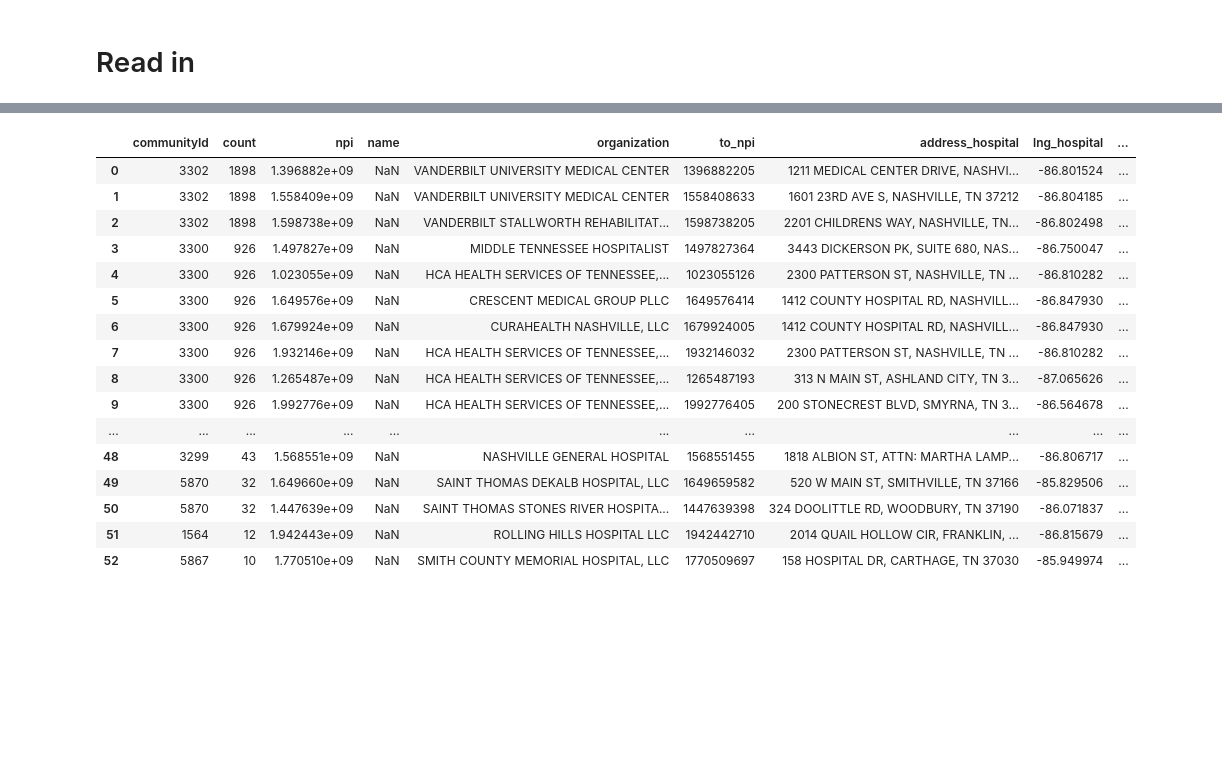
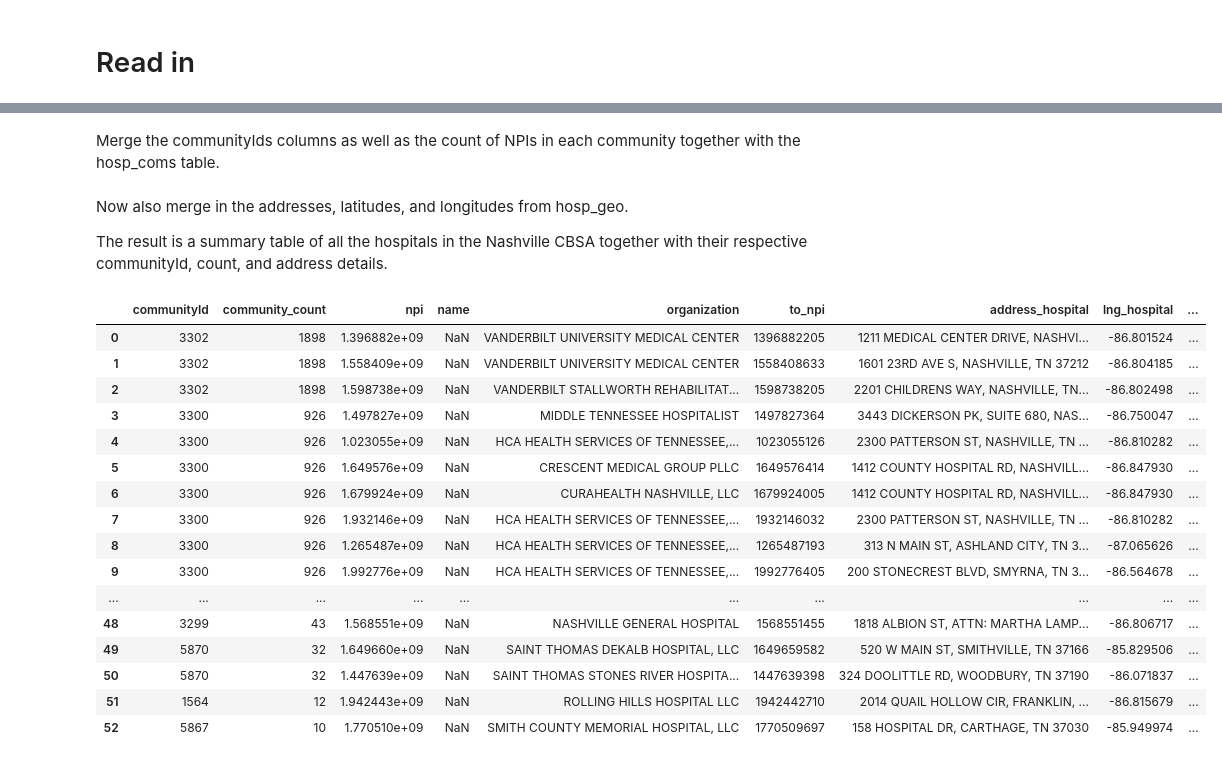
Before and after one commit to VahidehRasekhi/hop_team-hotdogs, a Jupyter notebook: scripts/hop_07_hosp_geo_communities_analysis.ipynb, the cells around one changed output, grey strips where cells are left out. Saved outputs shown, nothing was run; the diff lists cells and outputs as text; code cells hidden in the pictures; blank space fills up the shorter version.

```diff
--- a/scripts/hop_community_detection_test.ipynb
+++ b/scripts/hop_07_hosp_geo_communities_analysis.ipynb
@@ -52,25 +64,33 @@ hosp_coms = hc_clean[~hc_clean['organization'].isnull()]
+# %% [markdown]
+Merge the communityIds columns as well as the count of NPIs in each community together with the hosp_coms table.
 # %%
-coms_counts = hc_clean.groupby('communityId')['npi'].count().reset_index().rename(columns = {'npi':'count'})
-hosp_coms_counts = coms_counts.merge(hosp_coms).sort_values('count', ascending = False)
+coms_counts = hc_clean.groupby('communityId')['npi'].count().reset_index().rename(columns = {'npi':'community_count'})
+hosp_coms_counts = coms_counts.merge(hosp_coms).sort_values('community_count', ascending = False)
+# %% [markdown]
+Now also merge in the addresses, latitudes, and longitudes from hosp_geo.
+
+The result is a summary table of all the hospitals in the Nashville CBSA together with their respective communityId, count, and address details.
 # %%
 hosp_addresses = hosp_geo[['to_npi', 'address_hospital', 'lng_hospital', 'lat_hospital']].drop_duplicates()
 # %%
-hosp_coms_counts.merge(hosp_addresses, left_on = 'npi', right_on = 'to_npi')
+hospital_coms = hosp_coms_counts.merge(hosp_addresses, left_on = 'npi', right_on = 'to_npi')
-# %% [output]
-|  | communityId | count | npi | name | organization | to_npi | address_hospital | lng_hospital | ... |
-| 0 | 3302 | 1898 | 1.396882e+09 | NaN | VANDERBILT UNIVERSITY MEDICAL CENTER | 1396882205 | 1211 MEDICAL CENTER DRIVE, NASHVI... | -86.801524 | ... |
-| 1 | 3302 | 1898 | 1.558409e+09 | NaN | VANDERBILT UNIVERSITY MEDICAL CENTER | 1558408633 | 1601 23RD AVE S, NASHVILLE, TN 37212 | -86.804185 | ... |
-| 2 | 3302 | 1898 | 1.598738e+09 | NaN | VANDERBILT STALLWORTH REHABILITAT... | 1598738205 | 2201 CHILDRENS WAY, NASHVILLE, TN... | -86.802498 | ... |
-| 3 | 3300 | 926 | 1.497827e+09 | NaN | MIDDLE TENNESSEE HOSPITALIST | 1497827364 | 3443 DICKERSON PK, SUITE 680, NAS... | -86.750047 | ... |
-| 4 | 3300 | 926 | 1.023055e+09 | NaN | HCA HEALTH SERVICES OF TENNESSEE,... | 1023055126 | 2300 PATTERSON ST, NASHVILLE, TN ... | -86.810282 | ... |
-| 5 | 3300 | 926 | 1.649576e+09 | NaN | CRESCENT MEDICAL GROUP PLLC | 1649576414 | 1412 COUNTY HOSPITAL RD, NASHVILL... | -86.847930 | ... |
-| 6 | 3300 | 926 | 1.679924e+09 | NaN | CURAHEALTH NASHVILLE, LLC | 1679924005 | 1412 COUNTY HOSPITAL RD, NASHVILL... | -86.847930 | ... |
-| 7 | 3300 | 926 | 1.932146e+09 | NaN | HCA HEALTH SERVICES OF TENNESSEE,... | 1932146032 | 2300 PATTERSON ST, NASHVILLE, TN ... | -86.810282 | ... |
-| 8 | 3300 | 926 | 1.265487e+09 | NaN | HCA HEALTH SERVICES OF TENNESSEE,... | 1265487193 | 313 N MAIN ST, ASHLAND CITY, TN 3... | -87.065626 | ... |
-| 9 | 3300 | 926 | 1.992776e+09 | NaN | HCA HEALTH SERVICES OF TENNESSEE,... | 1992776405 | 200 STONECREST BLVD, SMYRNA, TN 3... | -86.564678 | ... |
-| ... | ... | ... | ... | ... | ... | ... | ... | ... | ... |
-| 48 | 3299 | 43 | 1.568551e+09 | NaN | NASHVILLE GENERAL HOSPITAL | 1568551455 | 1818 ALBION ST, ATTN: MARTHA LAMP... | -86.806717 | ... |
-| 49 | 5870 | 32 | 1.649660e+09 | NaN | SAINT THOMAS DEKALB HOSPITAL, LLC | 1649659582 | 520 W MAIN ST, SMITHVILLE, TN 37166 | -85.829506 | ... |
-| 50 | 5870 | 32 | 1.447639e+09 | NaN | SAINT THOMAS STONES RIVER HOSPITA... | 1447639398 | 324 DOOLITTLE RD, WOODBURY, TN 37190 | -86.071837 | ... |
-| 51 | 1564 | 12 | 1.942443e+09 | NaN | ROLLING HILLS HOSPITAL LLC | 1942442710 | 2014 QUAIL HOLLOW CIR, FRANKLIN, ... | -86.815679 | ... |
-| 52 | 5867 | 10 | 1.770510e+09 | NaN | SMITH COUNTY MEMORIAL HOSPITAL, LLC | 1770509697 | 158 HOSPITAL DR, CARTHAGE, TN 37030 | -85.949974 | ... |
+# %%
+hospital_coms
+# %% [output]
+|  | communityId | community_count | npi | name | organization | to_npi | address_hospital | lng_hospital | ... |
+| 0 | 3302 | 1898 | 1.396882e+09 | NaN | VANDERBILT UNIVERSITY MEDICAL CENTER | 1396882205 | 1211 MEDICAL CENTER DRIVE, NASHVI... | -86.801524 | ... |
+| 1 | 3302 | 1898 | 1.558409e+09 | NaN | VANDERBILT UNIVERSITY MEDICAL CENTER | 1558408633 | 1601 23RD AVE S, NASHVILLE, TN 37212 | -86.804185 | ... |
+| 2 | 3302 | 1898 | 1.598738e+09 | NaN | VANDERBILT STALLWORTH REHABILITAT... | 1598738205 | 2201 CHILDRENS WAY, NASHVILLE, TN... | -86.802498 | ... |
+| 3 | 3300 | 926 | 1.497827e+09 | NaN | MIDDLE TENNESSEE HOSPITALIST | 1497827364 | 3443 DICKERSON PK, SUITE 680, NAS... | -86.750047 | ... |
+| 4 | 3300 | 926 | 1.023055e+09 | NaN | HCA HEALTH SERVICES OF TENNESSEE,... | 1023055126 | 2300 PATTERSON ST, NASHVILLE, TN ... | -86.810282 | ... |
+| 5 | 3300 | 926 | 1.649576e+09 | NaN | CRESCENT MEDICAL GROUP PLLC | 1649576414 | 1412 COUNTY HOSPITAL RD, NASHVILL... | -86.847930 | ... |
+| 6 | 3300 | 926 | 1.679924e+09 | NaN | CURAHEALTH NASHVILLE, LLC | 1679924005 | 1412 COUNTY HOSPITAL RD, NASHVILL... | -86.847930 | ... |
+| 7 | 3300 | 926 | 1.932146e+09 | NaN | HCA HEALTH SERVICES OF TENNESSEE,... | 1932146032 | 2300 PATTERSON ST, NASHVILLE, TN ... | -86.810282 | ... |
+| 8 | 3300 | 926 | 1.265487e+09 | NaN | HCA HEALTH SERVICES OF TENNESSEE,... | 1265487193 | 313 N MAIN ST, ASHLAND CITY, TN 3... | -87.065626 | ... |
+| 9 | 3300 | 926 | 1.992776e+09 | NaN | HCA HEALTH SERVICES OF TENNESSEE,... | 1992776405 | 200 STONECREST BLVD, SMYRNA, TN 3... | -86.564678 | ... |
+| ... | ... | ... | ... | ... | ... | ... | ... | ... | ... |
+| 48 | 3299 | 43 | 1.568551e+09 | NaN | NASHVILLE GENERAL HOSPITAL | 1568551455 | 1818 ALBION ST, ATTN: MARTHA LAMP... | -86.806717 | ... |
+| 49 | 5870 | 32 | 1.649660e+09 | NaN | SAINT THOMAS DEKALB HOSPITAL, LLC | 1649659582 | 520 W MAIN ST, SMITHVILLE, TN 37166 | -85.829506 | ... |
+| 50 | 5870 | 32 | 1.447639e+09 | NaN | SAINT THOMAS STONES RIVER HOSPITA... | 1447639398 | 324 DOOLITTLE RD, WOODBURY, TN 37190 | -86.071837 | ... |
+| 51 | 1564 | 12 | 1.942443e+09 | NaN | ROLLING HILLS HOSPITAL LLC | 1942442710 | 2014 QUAIL HOLLOW CIR, FRANKLIN, ... | -86.815679 | ... |
+| 52 | 5867 | 10 | 1.770510e+09 | NaN | SMITH COUNTY MEMORIAL HOSPITAL, LLC | 1770509697 | 158 HOSPITAL DR, CARTHAGE, TN 37030 | -85.949974 | ... |
```
Also changed, not shown: parts of 8 cells of this notebook, 2 other files.
